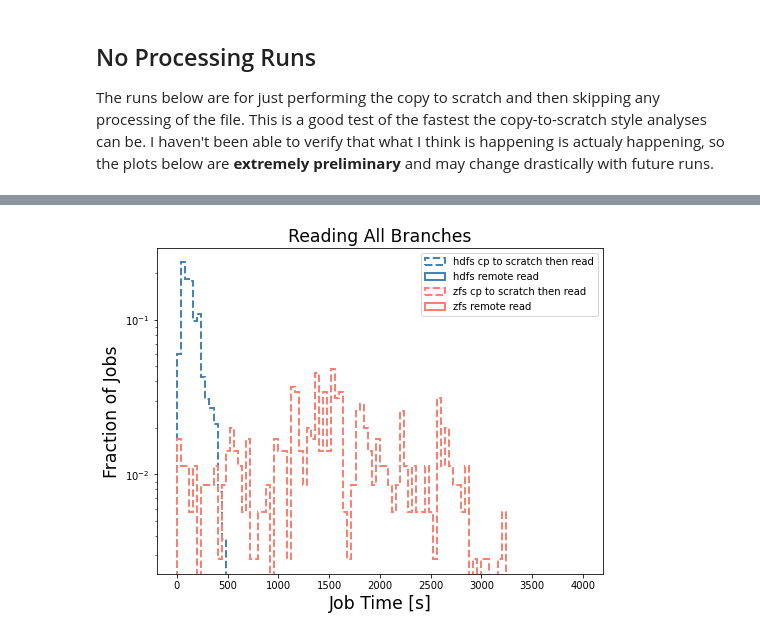
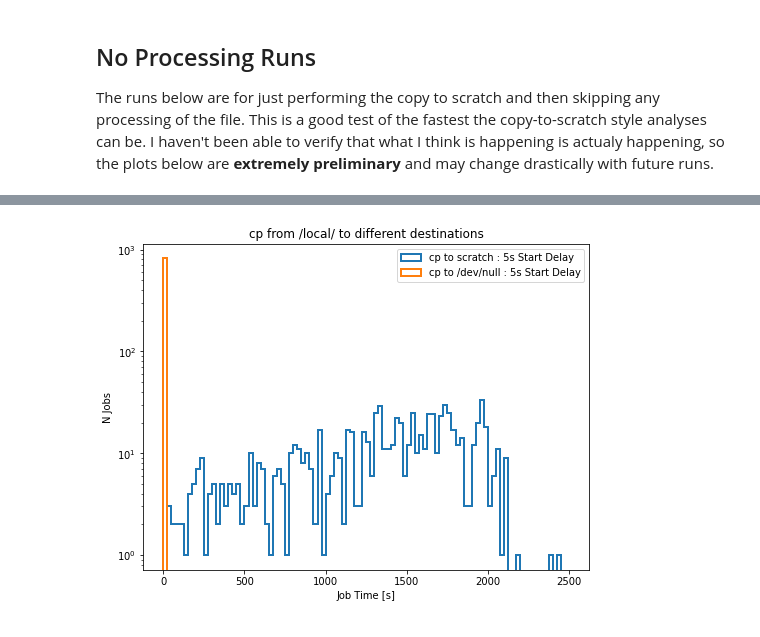
Before and after one commit to tomeichlersmith/umn-cluster, a Jupyter notebook: filesystem/plot_benchmark.ipynb, the cells around one changed output, grey strips where cells are left out. Saved outputs shown, nothing was run; the diff lists cells and outputs as text; code cells hidden in the pictures.

```diff
--- a/filesystem/plot_benchmark.ipynb
+++ b/filesystem/plot_benchmark.ipynb
@@ -188,6 +52,13 @@ plt.show()
 For a more realistic analysis of analysis jobs, the user expects to only read a subset of the branches available. A reasonable upper limit for the number of branches accessed in a given analysis job is about 50 (out of the hundreds of branches available), so I chose to just choose that nice round number.
 # %%
 plt.figure(figsize=(8,6))
-df = time_comp('50-branches.csv','Reading 50 Branches', bins=100,range=(0.,4000.),lw=2.)
+max_time = np.max(df[df['branches']==50]['time'])
+for name, sl in selections.items() :
+    plt.hist(df[sl&(df['branches']==50)]['time'],label=name, histtype='step',lw=2.,bins=100,range=(0.,max_time))
+plt.xlabel('Job Time [s]')
+plt.ylabel('Num Jobs')
+plt.yscale('log')
+plt.legend()
+plt.title('Reading 50 Branches')
 plt.show()
 # %% [output]
@@ -195,7 +66,3 @@ plt.show()
 # %% [markdown]
 ## No Processing Runs
 The runs below are for just performing the copy to scratch and then skipping any processing of the file. This is a good test of the fastest the copy-to-scratch style analyses can be. I haven't been able to verify that what I think is happening is actualy happening, so the plots below are **extremely preliminary** and may change drastically with future runs.
-# %%
-plt.figure(figsize=(8,6))
-df = readspeed_comp('no-process.csv','Reading All Branches', bins=100,range=(0.,30.),lw=2.)
-plt.show()
@@ -204,6 +69,13 @@ plt.show()
-# %%
-plt.figure(figsize=(8,6))
-df = time_comp(df,'Reading All Branches', bins=100,range=(0.,4000.),lw=2.)
-plt.show()
-# %% [output]
-[figure, removed]
+# %%
+devnull_df = pd.read_csv('cp_dev_null.csv')
+plt.figure(figsize=(8,6))
+plt.hist(df[df['process']==False]['time'],label='cp to scratch : 5s Start Delay',histtype='step',lw=2.,bins=100,range=(0.,2500.))
+plt.hist(devnull_df[devnull_df['delay']==5]['time'],label='cp to /dev/null : 5s Start Delay',range=(0.,2500.),bins=100,histtype='step',lw=2.,)
+plt.yscale('log')
+plt.ylabel('N Jobs')
+plt.xlabel('Job Time [s]')
+plt.title('cp from /local/ to different destinations')
+plt.legend()
+plt.show()
+# %% [output]
+[figure, added]
```
Also changed, not shown: parts of 9 cells of this notebook.
